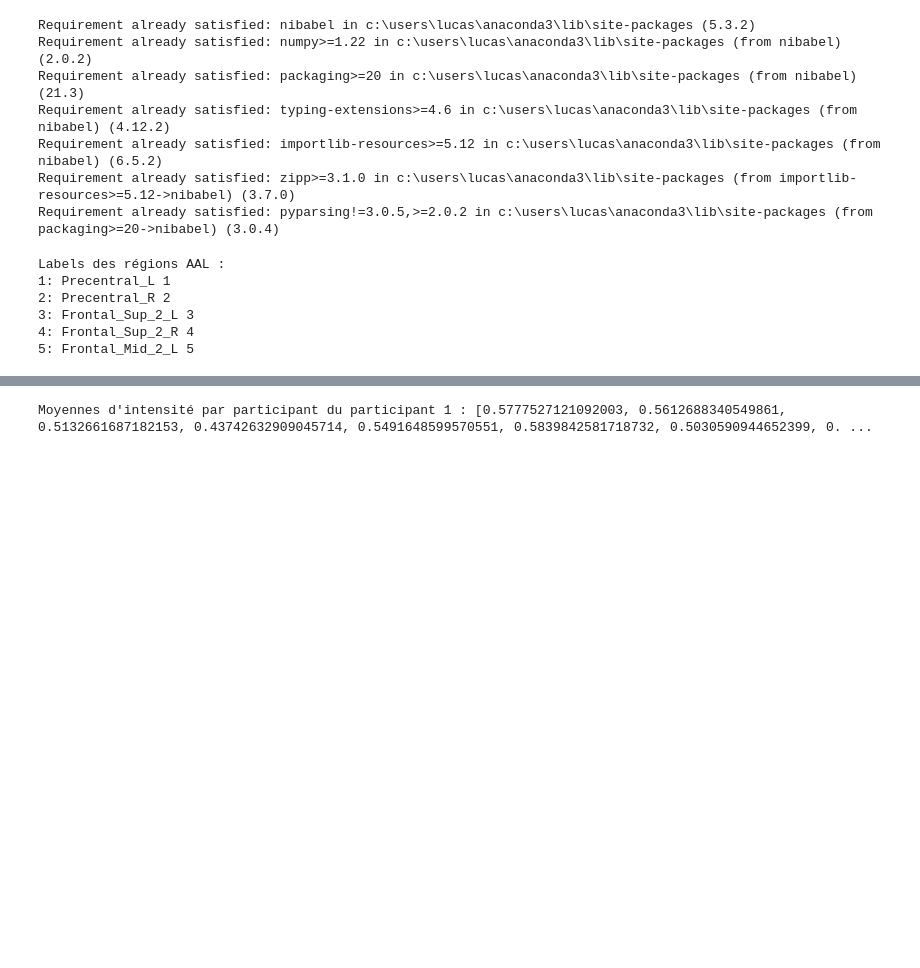
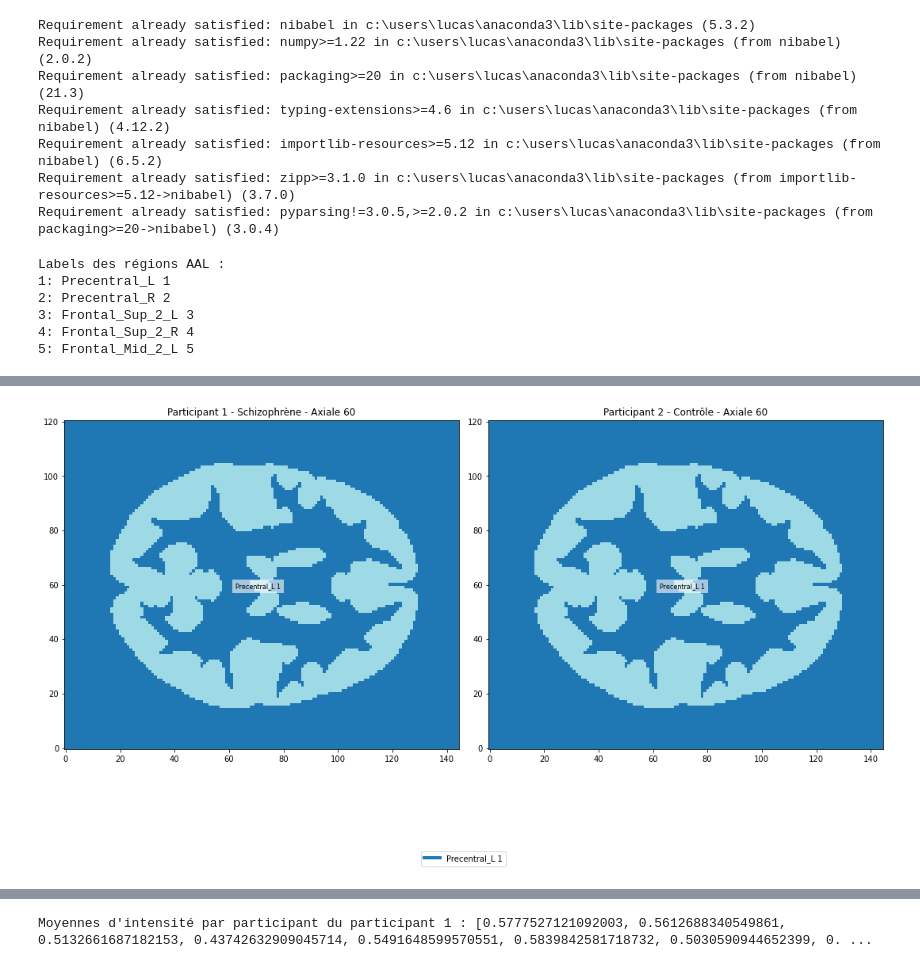
Before and after one commit to lucasvazelle/schizophrenie_matiere_grise, a Jupyter notebook: etape_3_traitement_et_modelisation_table_vbm.ipynb, the cells around one changed output, grey strips where cells are left out. Drawn from its saved outputs; the diff is of its cells as text; code cells hidden in the pictures; blank space fills up the shorter version.

```diff
--- a/etape_3_traitement_et_modelisation_table_vbm.ipynb
+++ b/etape_3_traitement_et_modelisation_table_vbm.ipynb
@@ -251,0 +218,5 @@ Intensités dans la région masquée du paticipant 1: [0.14509805 0.0627451  0.1
+# %%
+frontal_regions = {idx: name for idx, name in labels.items() if "Frontal" in name}
+print("Régions frontales :")
+for idx, name in frontal_regions.items():
+    print(f"{idx}: {name}")
@@ -251,0 +239,77 @@ Intensités dans la région masquée du paticipant 1: [0.14509805 0.0627451  0.1
+# %%
+import numpy as np
+import matplotlib.pyplot as plt
+
+# Charger les labels AAL
+labels_path = "AAL3v1.nii.txt"
+labels = {}
+with open(labels_path, "r") as f:
+    for line in f:
+        idx, name = line.strip().split(maxsplit=1)
+        labels[int(idx)] = name
+
+# Exemple : Afficher les 5 premières régions
+print("Labels des régions AAL :")
+for i in range(1, 6):
+    print(f"{i}: {labels[i]}")
+
+# Données
+imgs_arr = train_vbm['imgs_arr']
+mask_arr = train_vbm['mask_arr']
+participant_id = train_vbm['participant_id']
+
+# Sélectionner deux participants
+participant_1 = imgs_arr[100, 0]  # Volume 3D du participant 1 (schizophrène)
+participant_2 = imgs_arr[2, 0]  # Volume 3D du participant 2 (contrôle)
+
+# Index de coupe (par exemple axiale)
+slice_idx = 60
+
+# Appliquer le masque AAL pour colorier les régions
+aal_mask = mask_arr  # Masque avec les labels AAL pour chaque voxel
+aal_axial_1 = aal_mask[:, :, slice_idx]
+aal_axial_2 = aal_mask[:, :, slice_idx]
+
+# Générer des couleurs uniques pour chaque région (labels)
+unique_labels = np.unique(aal_mask)
+colors = plt.cm.tab20(np.linspace(0, 1, len(unique_labels)))  # Colormap avec 20 couleurs
+
+# Créer une table de correspondance entre labels et couleurs
+label_to_color = {label: colors[i] for i, label in enumerate(unique_labels)}
+
+# Colorer les coupes axiales en fonction des labels AAL
+colored_axial_1 = np.zeros((*aal_axial_1.shape, 4))  # 4 pour RGBA
+colored_axial_2 = np.zeros((*aal_axial_2.shape, 4))
+
+for label, color in label_to_color.items():
+    colored_axial_1[aal_axial_1 == label] = color
+    colored_axial_2[aal_axial_2 == label] = color
+
+# Tracer les graphiques avec les régions colorées et noms affichés
+fig, axes = plt.subplots(1, 2, figsize=(15, 8))
+
+axes[0].imshow(colored_axial_1, origin='lower')
+axes[0].set_title(f"Participant 1 - Schizophrène - Axiale {slice_idx}")
+axes[1].imshow(colored_axial_2, origin='lower')
+axes[1].set_title(f"Participant 2 - Contrôle - Axiale {slice_idx}")
+
+# Annoter les noms des zones directement sur le graphique
+for ax, aal_slice in zip(axes, [aal_axial_1, aal_axial_2]):
+    for label in unique_labels:
+        if label in labels:
+            # Trouver le centre approximatif de chaque région
+            coords = np.argwhere(aal_slice == label)
+            if len(coords) > 0:
+                y, x = coords.mean(axis=0)  # Moyenne des coordonnées (centre)
+                ax.text(x, y, labels[label], color="black", fontsize=8, ha="center", va="center",
+                        bbox=dict(facecolor="white", edgecolor="none", alpha=0.6))
+
+plt.tight_layout()
+
+# Ajouter une légende
+handles = [plt.Line2D([0], [0], color=color, lw=4) for color in colors]
+labels_legend = [labels[label] for label in unique_labels if label in labels]
+fig.legend(handles, labels_legend, loc='center', bbox_to_anchor=(0.5, -0.1), ncol=4)
+
+plt.show()
+# %% [output]
@@ -251,0 +322 @@ Intensités dans la région masquée du paticipant 1: [0.14509805 0.0627451  0.1
+[figure, added]
```
Also changed, not shown: parts of 9 cells of this notebook.
